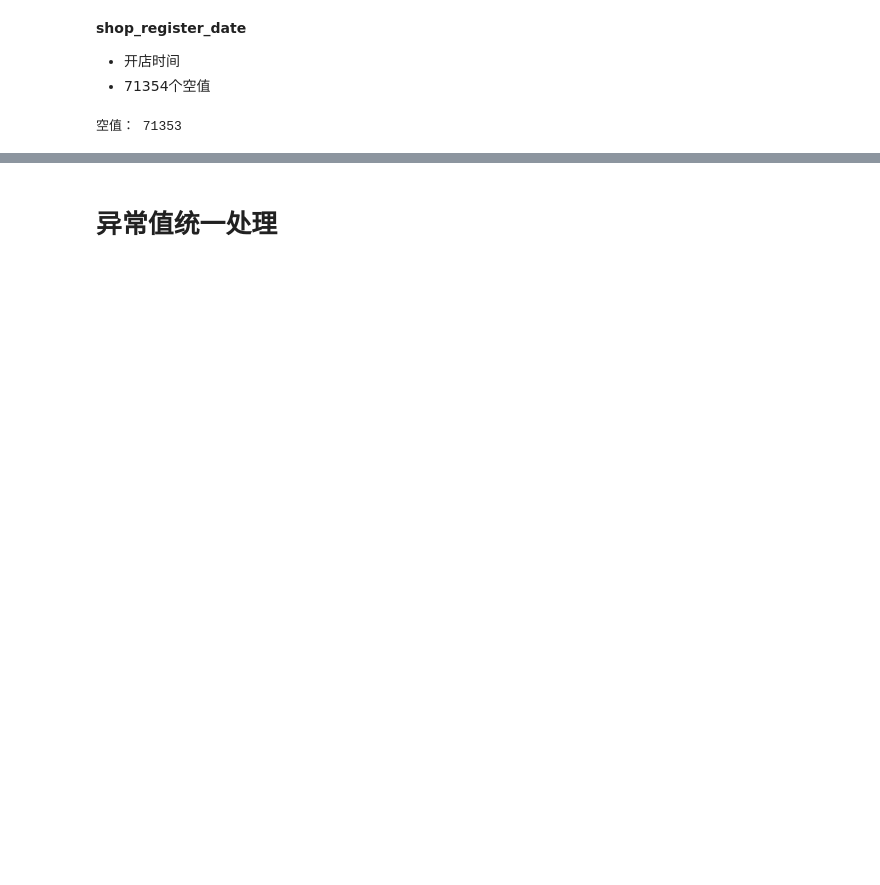
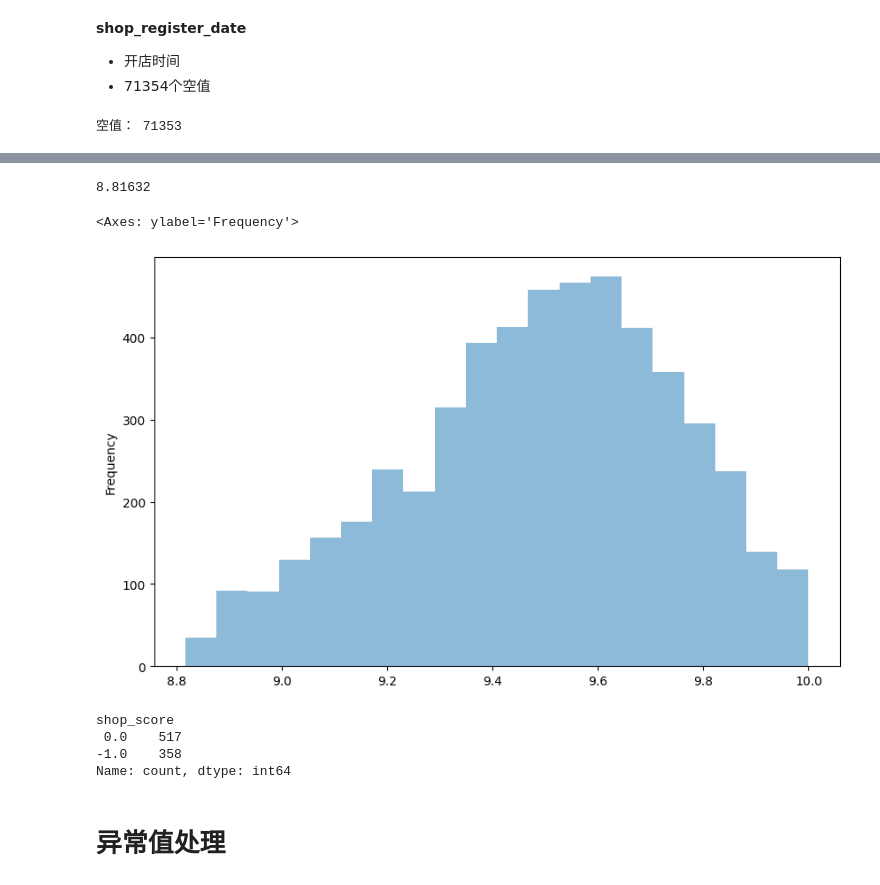
Before and after one commit to Xiqin01/JD_data_analysis, a Jupyter notebook: 预处理.ipynb, the cells around one changed output, grey strips where cells are left out. Cells and saved outputs as stored; diff of their text form; code cells hidden in the pictures; blank space fills up the shorter version.

```diff
--- a/预处理.ipynb
+++ b/预处理.ipynb
@@ -544,2 +796,22 @@ print("店铺评分为0的记录数：",(data['shop_score']==0).sum())
+# %%
+# 除了 为 0 和 -1 的，其他都是在 8.8 以上的
+data.query('shop_score > 1')['shop_score'].min()
+# %% [output]
+8.81632
+# %%
+# 正常的店铺分数分布情况
+shop_score_gb = data.groupby('shop_id')['shop_score'].max()
+shop_score_gb[shop_score_gb > 0].plot(kind='hist', bins=20, figsize=(10, 6), alpha=0.5)
+# %% [output]
+<Axes: ylabel='Frequency'>
+[figure, added]
+# %%
+# 不正常的店铺情况
+shop_score_gb[shop_score_gb <= 0].value_counts()
+# %% [output]
+shop_score
+ 0.0    517
+-1.0    358
+Name: count, dtype: int64
 # %% [markdown]
-# 异常值统一处理
+# 异常值处理
```
Also changed, not shown: parts of 67 cells of this notebook, 4 other files.
